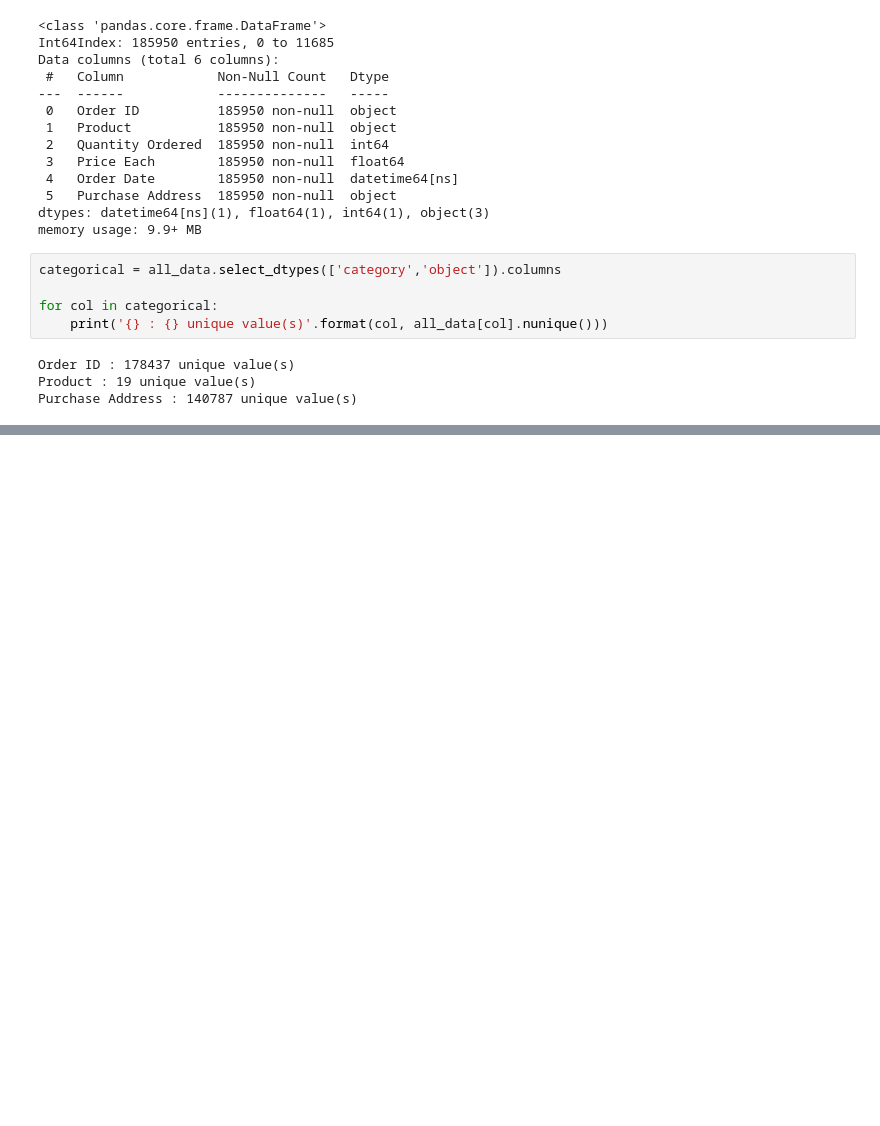
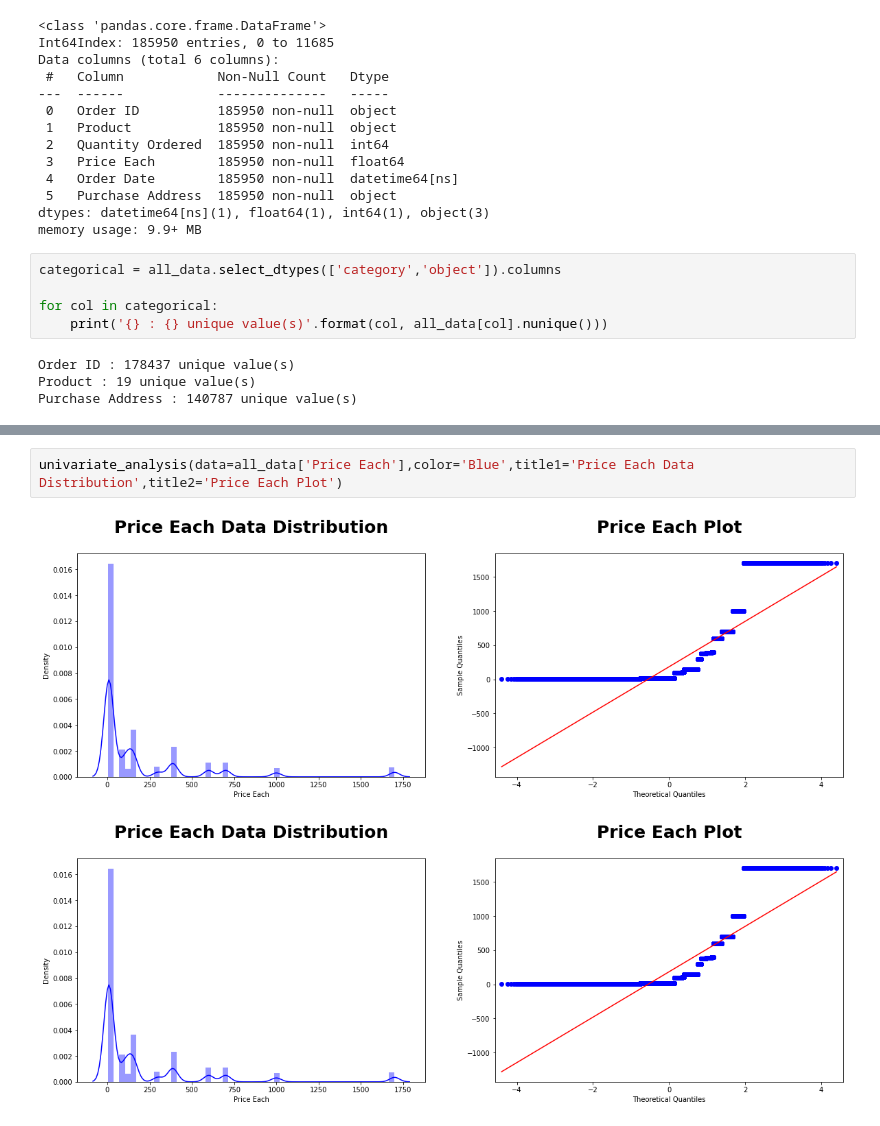
Before and after one commit to ANH2510/Sales_2019_Report, a Jupyter notebook: forcasting.ipynb, the cells around one changed output, grey strips where cells are left out. Drawn from its saved outputs; the diff is of its cells as text; blank space fills up the shorter version.

```diff
--- a/forcasting.ipynb
+++ b/forcasting.ipynb
@@ -95,0 +187,5 @@ Purchase Address : 140787 unique value(s)
+# %%
+univariate_analysis(data=all_data['Price Each'],color='Blue',title1='Price Each Data Distribution',title2='Price Each Plot')
+# %% [output]
+[figure, added]
+[figure, added]
```
Also changed, not shown: parts of 14 cells of this notebook.
